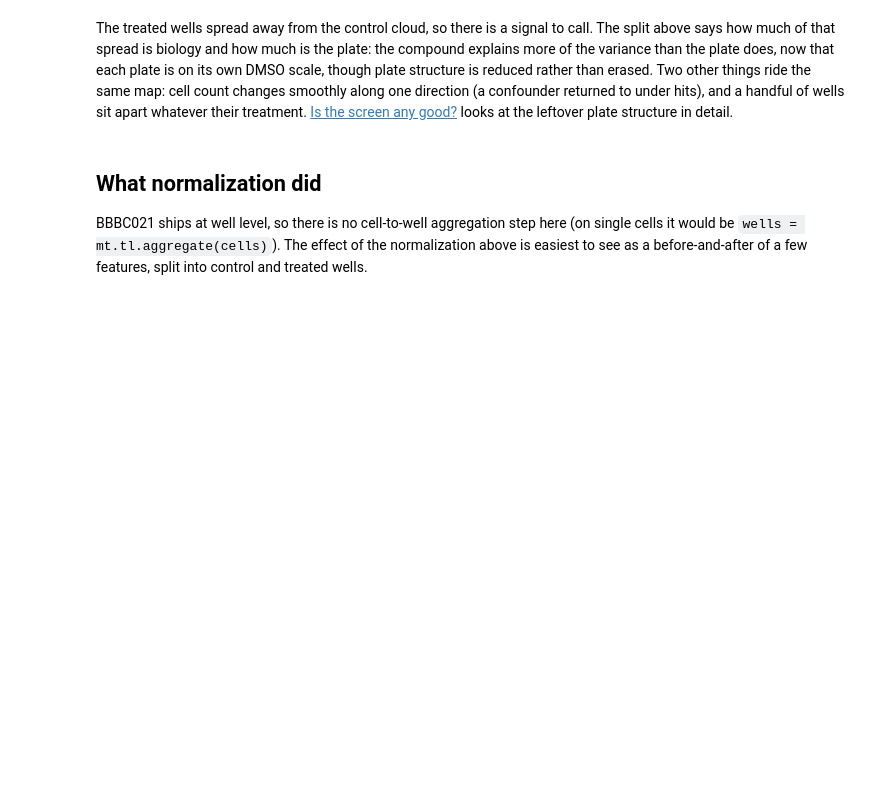
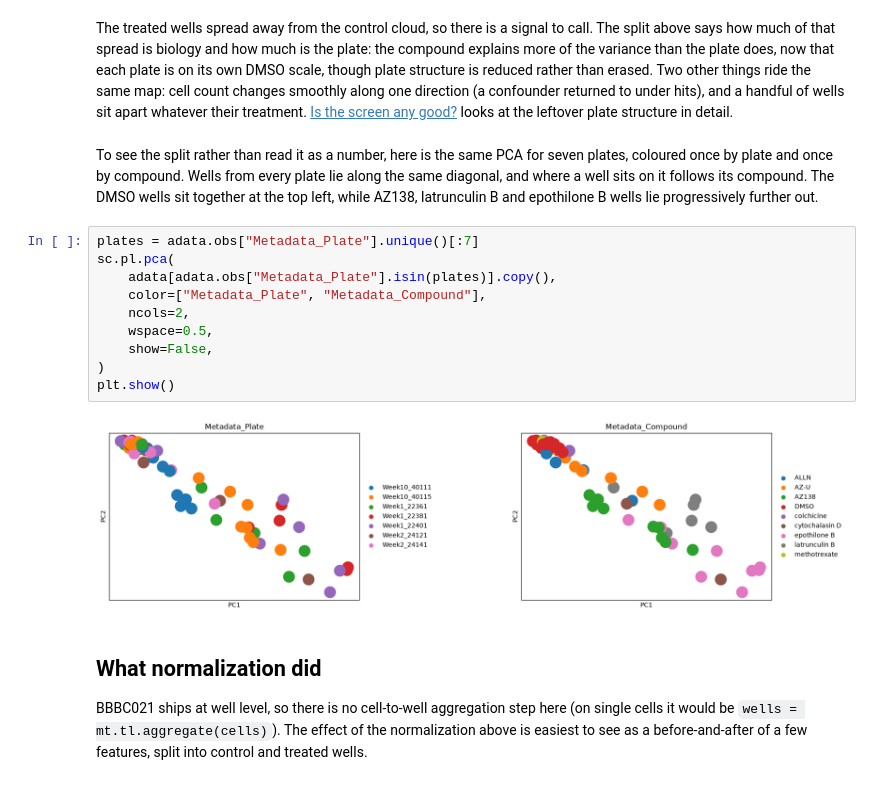
Before and after one commit to scverse/mantispy, a Jupyter notebook: docs/tutorials/overview.ipynb, the cells around one changed output. Saved outputs shown, nothing was run; the diff lists cells and outputs as text; blank space fills up the shorter version.

```diff
--- a/docs/tutorials/overview.ipynb
+++ b/docs/tutorials/overview.ipynb
@@ -79,6 +79,23 @@ def variance_share(labels):
 {'from the compound': 0.45, 'from the plate': 0.23}
 # %% [markdown]
 The treated wells spread away from the control cloud, so there is a signal to call. The split above says how much of that spread is biology and how much is the plate: the compound explains more of the variance than the plate does, now that each plate is on its own DMSO scale, though plate structure is reduced rather than erased. Two other things ride the same map: cell count changes smoothly along one direction (a confounder returned to under hits), and a handful of wells sit apart whatever their treatment. [Is the screen any good?](profiles/screen_quality.ipynb) looks at the leftover plate structure in detail.
+# %% [markdown]
+To see the split rather than read it as a number, here is the same PCA for seven plates, coloured once by plate
+and once by compound. Wells from every plate lie along the same diagonal, and where a well sits on it follows its
+compound. The DMSO wells sit together at the top left, while AZ138, latrunculin B and epothilone B wells lie
+progressively further out.
+# %%
+plates = adata.obs["Metadata_Plate"].unique()[:7]
+sc.pl.pca(
+    adata[adata.obs["Metadata_Plate"].isin(plates)].copy(),
+    color=["Metadata_Plate", "Metadata_Compound"],
+    ncols=2,
+    wspace=0.5,
+    show=False,
+)
+plt.show()
+# %% [output]
+[figure, added]
 # %% [markdown]
 ## What normalization did
 
```
Also changed, not shown: 4 other files.
